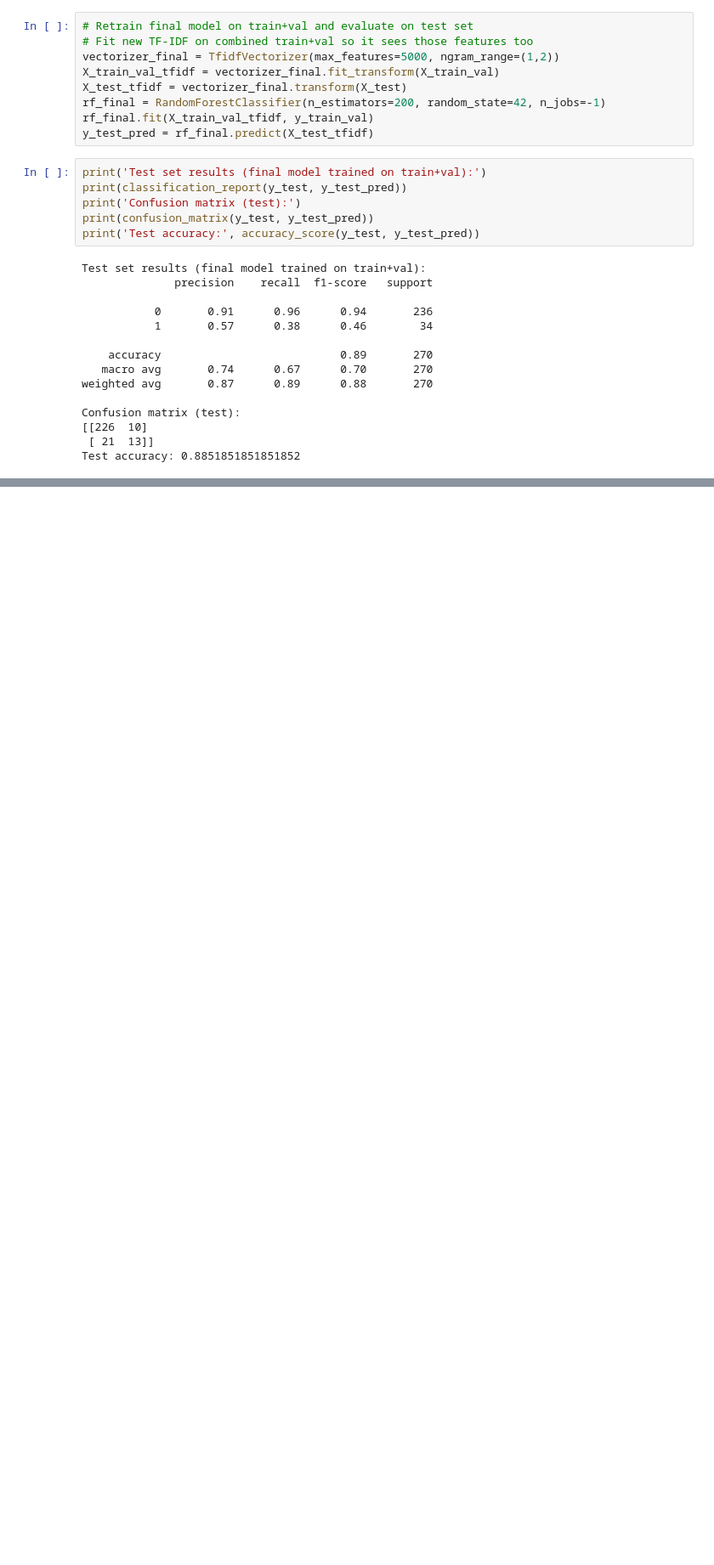
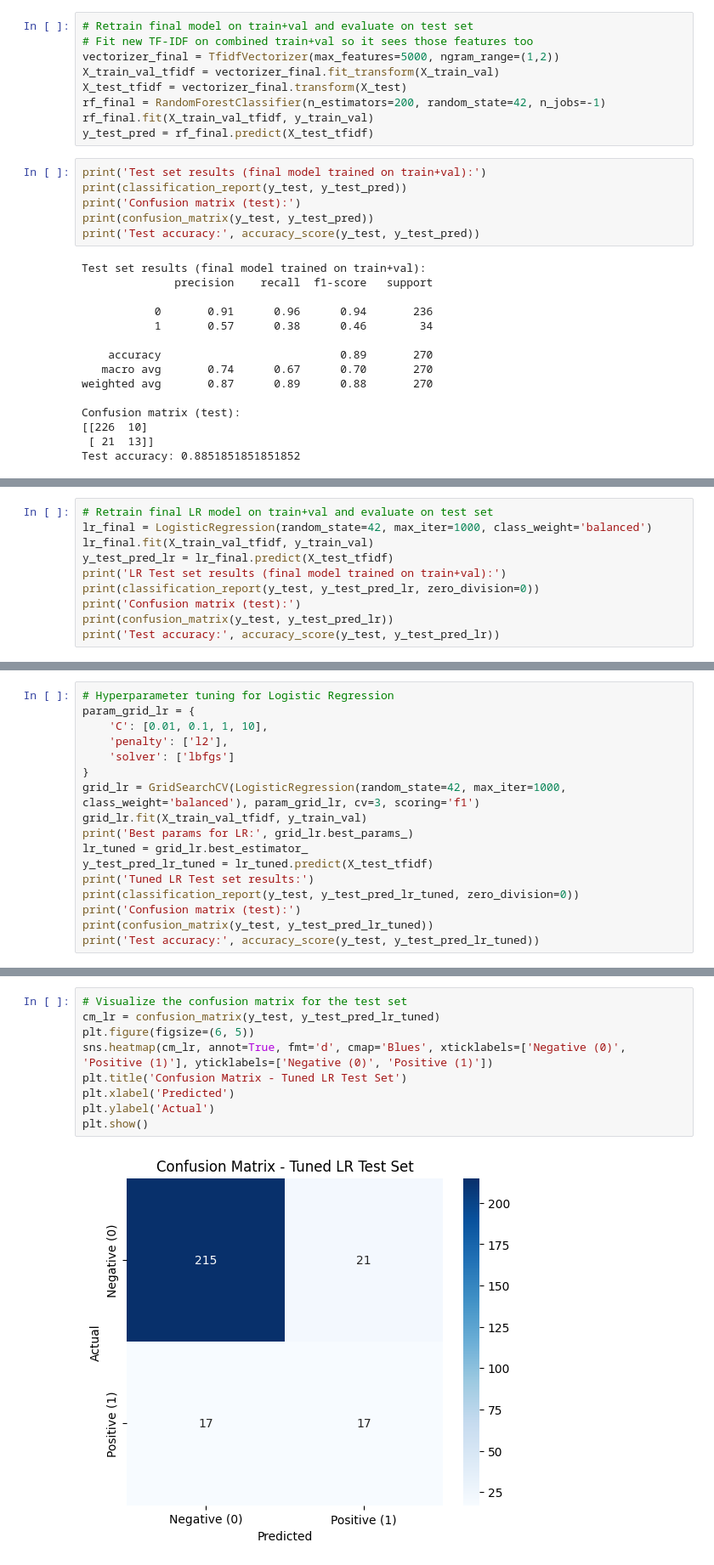
Before and after one commit to Davino-Edric/pertalite-sentiment-analysis, a Jupyter notebook: pertalite.ipynb, the cells around one changed output, grey strips where cells are left out. Shown: that part at 85% size. Saved outputs shown, nothing was run; the diff lists cells and outputs as text; blank space fills up the shorter version.

```diff
--- a/pertalite.ipynb
+++ b/pertalite.ipynb
@@ -686,0 +1037,10 @@ plt.show()
+# %%
+# Retrain final LR model on train+val and evaluate on test set
+lr_final = LogisticRegression(random_state=42, max_iter=1000, class_weight='balanced')
+lr_final.fit(X_train_val_tfidf, y_train_val)
+y_test_pred_lr = lr_final.predict(X_test_tfidf)
+print('LR Test set results (final model trained on train+val):')
+print(classification_report(y_test, y_test_pred_lr, zero_division=0))
+print('Confusion matrix (test):')
+print(confusion_matrix(y_test, y_test_pred_lr))
+print('Test accuracy:', accuracy_score(y_test, y_test_pred_lr))
@@ -686,0 +1062,17 @@ plt.show()
+# %%
+# Hyperparameter tuning for Logistic Regression
+param_grid_lr = {
+    'C': [0.01, 0.1, 1, 10],
+    'penalty': ['l2'],
+    'solver': ['lbfgs']
+}
+grid_lr = GridSearchCV(LogisticRegression(random_state=42, max_iter=1000, class_weight='balanced'), param_grid_lr, cv=3, scoring='f1')
+grid_lr.fit(X_train_val_tfidf, y_train_val)
+print('Best params for LR:', grid_lr.best_params_)
+lr_tuned = grid_lr.best_estimator_
+y_test_pred_lr_tuned = lr_tuned.predict(X_test_tfidf)
+print('Tuned LR Test set results:')
+print(classification_report(y_test, y_test_pred_lr_tuned, zero_division=0))
+print('Confusion matrix (test):')
+print(confusion_matrix(y_test, y_test_pred_lr_tuned))
+print('Test accuracy:', accuracy_score(y_test, y_test_pred_lr_tuned))
@@ -686,0 +1095,11 @@ plt.show()
+# %%
+# Visualize the confusion matrix for the test set
+cm_lr = confusion_matrix(y_test, y_test_pred_lr_tuned)
+plt.figure(figsize=(6, 5))
+sns.heatmap(cm_lr, annot=True, fmt='d', cmap='Blues', xticklabels=['Negative (0)', 'Positive (1)'], yticklabels=['Negative (0)', 'Positive (1)'])
+plt.title('Confusion Matrix - Tuned LR Test Set')
+plt.xlabel('Predicted')
+plt.ylabel('Actual')
+plt.show()
+# %% [output]
+[figure, added]
```
Also changed, not shown: parts of 35 cells of this notebook.
